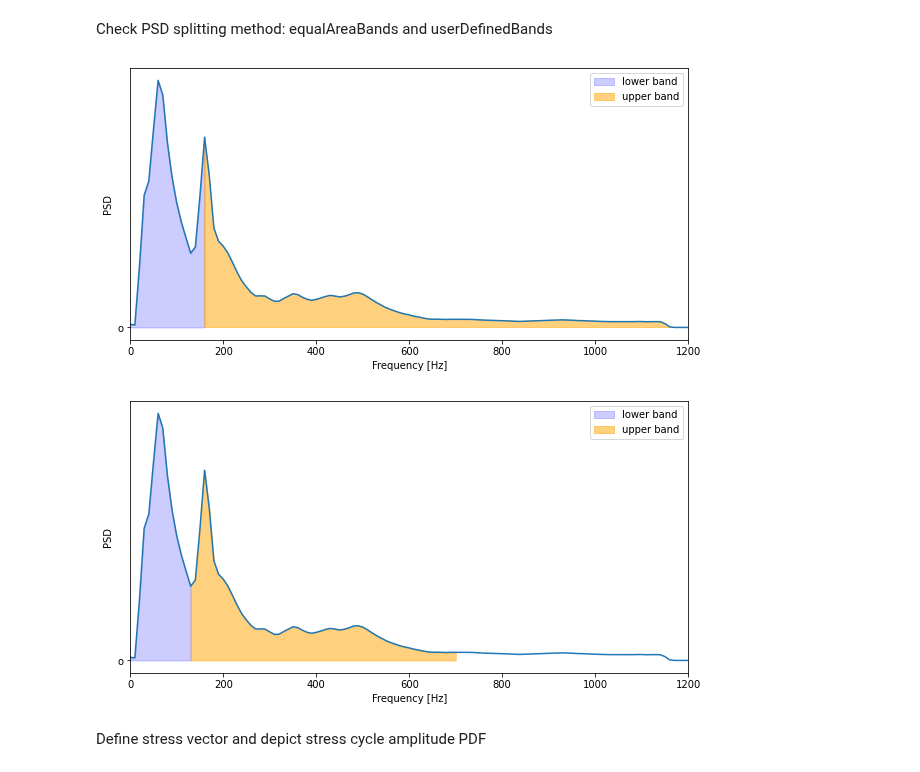
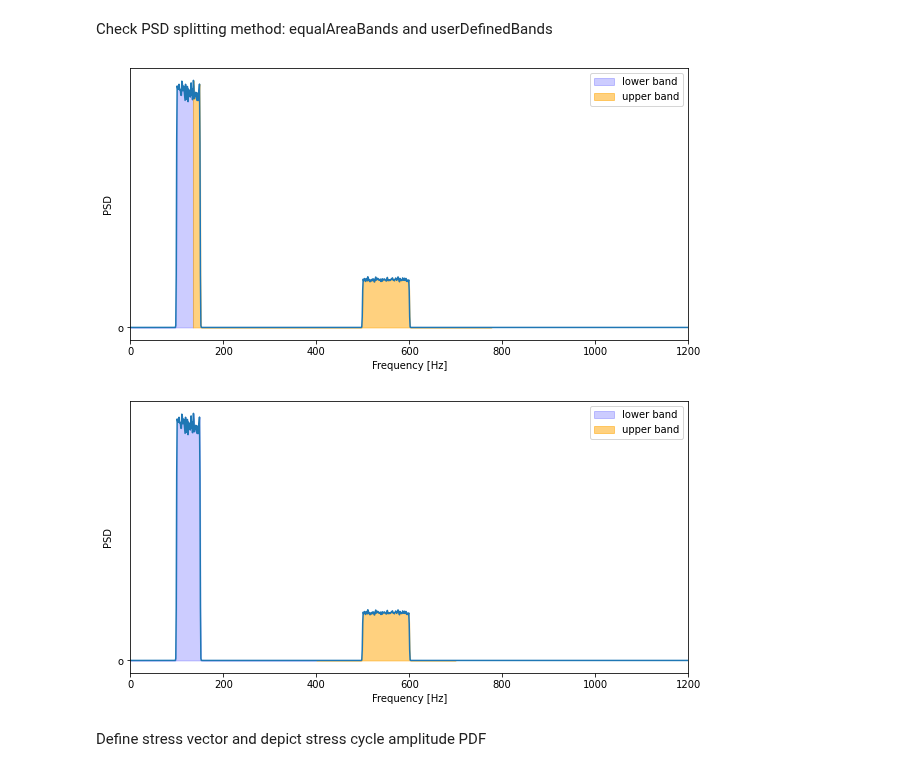
Before and after one commit to ladisk/FLife, a Jupyter notebook: FLife Showcase.ipynb, the cells around one changed output. Drawn from its saved outputs; the diff is of its cells as text; code cells hidden in the pictures.

```diff
--- a/FLife Showcase.ipynb
+++ b/FLife Showcase.ipynb
@@ -51,56 +124,60 @@ plt.show()
 Instantiation of Fatigue-Life estimation method objects, including Rainflow counting cycle algorithm as reference
 # %%
 # Rainflow reference fatigue life
-rf = FLife.Rainflow(sd)
+rf = FLife.Rainflow(sd5)
 
 # Spectral methods
-nb = FLife.Narrowband(sd)
-wl = FLife.WirschingLight(sd)
-oc = FLife.OrtizChen(sd)
-a075 = FLife.Alpha075(sd)
-tb = FLife.TovoBenasciutti(sd)
-dirlik = FLife.Dirlik(sd)
-zb = FLife.ZhaoBaker(sd)
-park = FLife.Park(sd)
-jm = FLife.JiaoMoan(sd)
-so = FLife.SakaiOkamura(sd)
-fc = FLife.FuCebon(sd)
-mfc = FLife.ModifiedFuCebon(sd)
-low = FLife.Low(sd)
-gm = FLife.GaoMoan(sd)
-sm = FLife.SingleMoment(sd)
-bm = FLife.BandsMethod(sd)
+nb = FLife.Narrowband(sd5)
+wl = FLife.WirschingLight(sd5)
+oc = FLife.OrtizChen(sd5)
+a075 = FLife.Alpha075(sd5)
+tb = FLife.TovoBenasciutti(sd5)
+dk = FLife.Dirlik(sd5)
+zb = FLife.ZhaoBaker(sd5)
+pk = FLife.Park(sd5)
+jp = FLife.JunPark(sd5)
+jm = FLife.JiaoMoan(sd5)
+so = FLife.SakaiOkamura(sd5)
+fc = FLife.FuCebon(sd5)
+mfc = FLife.ModifiedFuCebon(sd5)
+low_BM = FLife.Low(sd5)
+low_2014 = FLife.LowBimodal2014(sd5)
+gm = FLife.GaoMoan(sd5)
+lb = FLife.Lotsberg(sd5)
+hm = FLife.HuangMoan(sd5)
+sm = FLife.SingleMoment(sd5)
+bm = FLife.BandsMethod(sd5)
 # %% [markdown]
 Check PSD splitting method: equalAreaBands and userDefinedBands
 # %%
 #for Jiao-Moan method, default is `PSD_splitting` = ('equalAreaBands', 2)
 lower_band_index, upper_band_index= jm.band_stop_indexes
 
 plt.figure(figsize=(10,5))
-plt.plot(sd.psd[:,0], sd.psd[:,1])
-plt.fill_between(sd.psd[:lower_band_index+1,0], sd.psd[:lower_band_index+1,1], 'o', label='lower band', alpha=.2, color='blue')
-plt.fill_between(sd.psd[lower_band_index:upper_band_index+1,0], sd.psd[lower_band_index:upper_band_index+1,1], 'o', label='upper band', alpha=.5, color ='orange')
+plt.plot(sd5.psd[:,0], sd5.psd[:,1])
+plt.fill_between(sd5.psd[:lower_band_index+1,0], sd5.psd[:lower_band_index+1,1], 'o', label='lower band', alpha=.2, color='blue')
+plt.fill_between(sd5.psd[lower_band_index:upper_band_index+1,0], sd5.psd[lower_band_index:upper_band_index+1,1], 'o', label='upper band', alpha=.5, color ='orange')
 plt.xlabel('Frequency [Hz]')
 plt.ylabel('PSD')
 plt.xlim(0,1200)
 plt.legend();
 # %% [output]
-[figure, old version]
+[figure, new version]
 # %%
 #user defined bands
-jm_userDefinedBands = FLife.JiaoMoan(sd, PSD_splitting = ('userDefinedBands', [130, 700]))
+jm_userDefinedBands = FLife.JiaoMoan(sd5, PSD_splitting = ('userDefinedBands', [400, 700]))
 lower_band_index, upper_band_index= jm_userDefinedBands.band_stop_indexes
 
 plt.figure(figsize=(10,5))
-plt.plot(sd.psd[:,0], sd.psd[:,1])
-plt.fill_between(sd.psd[:lower_band_index+1,0], sd.psd[:lower_band_index+1,1], 'o', label='lower band', alpha=.2, color='blue')
-plt.fill_between(sd.psd[lower_band_index:upper_band_index+1,0], sd.psd[lower_band_index:upper_band_index+1,1], 'o', label='upper band', alpha=.5, color ='orange')
+plt.plot(sd5.psd[:,0], sd5.psd[:,1])
+plt.fill_between(sd5.psd[:lower_band_index+1,0], sd5.psd[:lower_band_index+1,1], 'o', label='lower band', alpha=.2, color='blue')
+plt.fill_between(sd5.psd[lower_band_index:upper_band_index+1,0], sd5.psd[lower_band_index:upper_band_index+1,1], 'o', label='upper band', alpha=.5, color ='orange')
 plt.xlabel('Frequency [Hz]')
 plt.ylabel('PSD')
 plt.xlim(0,1200)
 plt.legend();
 # %% [output]
-[figure, old version]
+[figure, new version]
 # %% [markdown]
 Define stress vector and depict stress cycle amplitude PDF
 # %%
```
Also changed, not shown: parts of 20 cells of this notebook.
